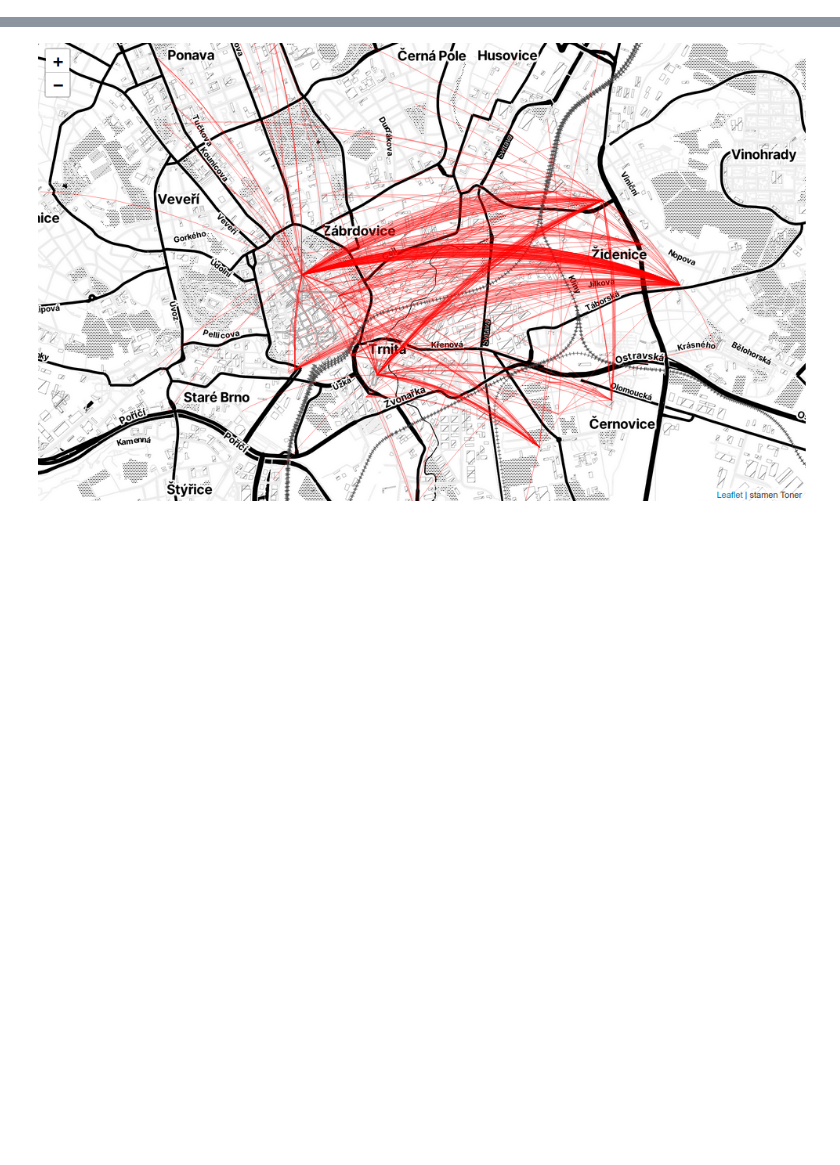
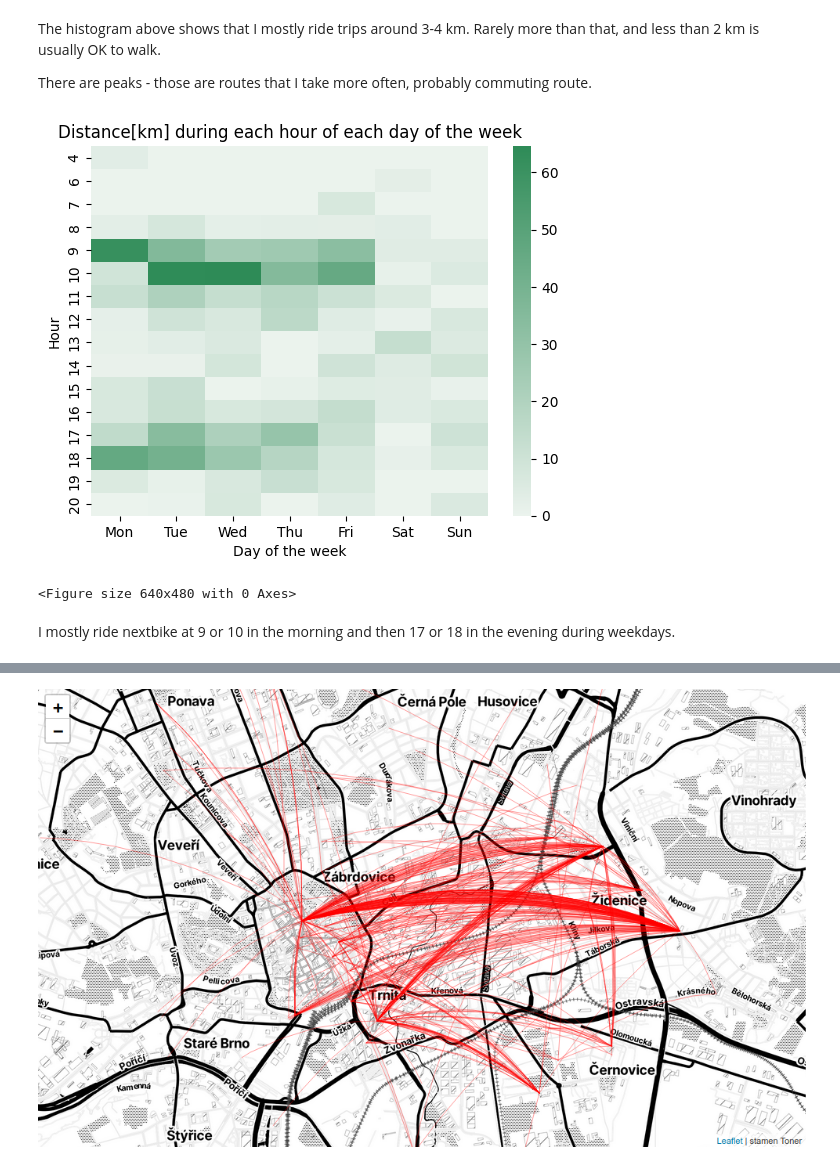
Before and after one commit to t0mk/nextbike_activity_analysis, a Jupyter notebook: analysis.ipynb, the cells around one changed output, grey strips where cells are left out. Saved outputs shown, nothing was run; the diff lists cells and outputs as text; code cells hidden in the pictures; blank space fills up the shorter version.

Commit message:
Add time grid

```diff
--- a/analysis.ipynb
+++ b/analysis.ipynb
@@ -69,3 +81,35 @@ df
+# %% [markdown]
+The histogram above shows that I mostly ride trips around 3-4 km. Rarely more than that, and less than 2 km is usually OK to walk.
+
+There are peaks - those are routes that I take more often, probably commuting route.
+# %%
+# heatgrid to show when I have taken trips
+
+import seaborn as sns
+import matplotlib.pyplot as plt
+
+weekday_list = ["Mon", "Tue", "Wed", "Thu", "Fri", "Sat", "Sun"]
+
+heat_df = df[['datetime', 'real_distance_km']].copy()
+heat_df['Day of the week'] = pd.Categorical(heat_df.datetime.dt.day_of_week.map(lambda x: weekday_list[x]),
+                                             categories=weekday_list, ordered=True)
+heat_df['Hour'] = heat_df.datetime.dt.hour
+
+
+sns.heatmap(
+    heat_df.pivot_table(index='Hour', columns='Day of the week', values='real_distance_km', aggfunc='sum', observed=False),
+    cmap=sns.light_palette("seagreen", as_cmap=True))
+plt.title("Distance[km] during each hour of each day of the week")
+plt.show()
+
+# save as time.png
+
+plt.savefig('time.png')
+# %% [output]
+[figure, added]
+<Figure size 640x480 with 0 Axes>
+# %% [markdown]
+I mostly ride nextbike at 9 or 10 in the morning and then 17 or 18 in the evening during weekdays.
 # %%
 # Print general stats about my rides
 
```
Also changed, not shown: parts of 8 cells of this notebook, 2 other files.
